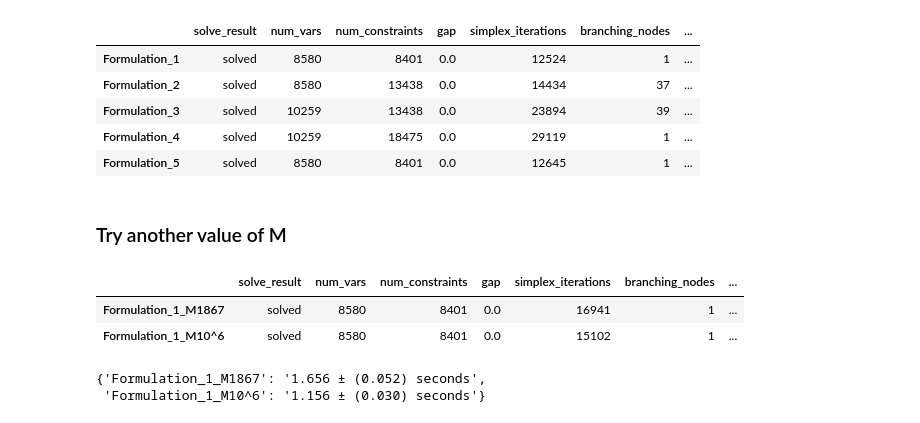
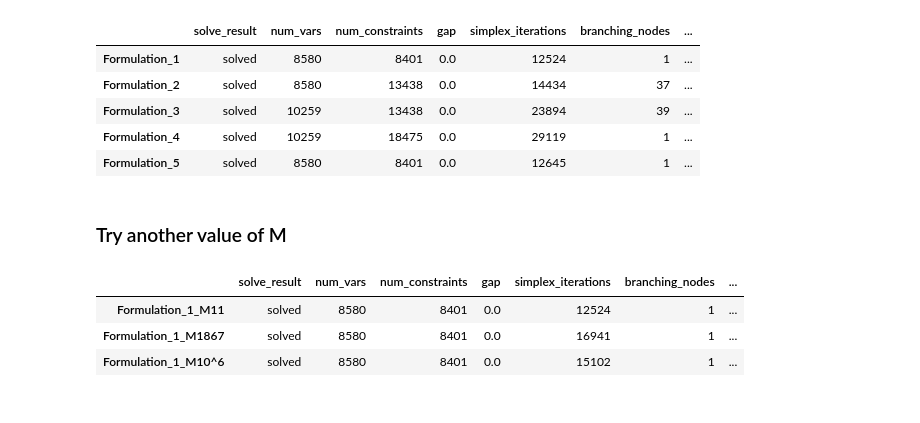
Before and after one commit to ivanlado/fut25-squad-builder, a Jupyter notebook: ejecuciones.ipynb, the cells around one changed output. Drawn from its saved outputs; the diff is of its cells as text; code cells hidden in the pictures.

```diff
--- a/ejecuciones.ipynb
+++ b/ejecuciones.ipynb
@@ -19,6 +19,13 @@ formulation_2 = "problem Formulation_2: " + general_components + ", " + "R31, R3
 formulation_3 = "problem Formulation_3: " + general_components + ", " + "natCountAll, R35, R36, R37, R38, R39, R33A, R33B, R33C, R4;"
 formulation_4 = "problem Formulation_4: " + general_components + ", " + "natCountAll, R35, R36, R37, R38, R39, R33A, R33B, R33C, R34A, R34B, R34C, R4;"
 formulation_5 = "problem Formulation_5: " + general_components + ", " + "R31, R32, R33A, R33B, R33C, R4B;"
+
+
+def get_solved_elased_time_str(results):
+    times = [r["solve_elapsed_time"] for r in results]
+    median = np.median(times)
+    std = np.std(times)
+    return f"{median:.3f} ± ({std:.3f}) seconds"
 # %%
 results = {}; squads = {}
 
@@ -74,18 +85,15 @@ results_M[formulation_name], squads_M[formulation_name]= repeat_run_experiment(N
 # %%
 new_times = {}
 for key in results_M.keys():
     new_times[key] = get_solved_elased_time_str(results_M[key])
 
 
 summary_results = pd.DataFrame([results_M[key][0] for key in results_M.keys()], index=results_M.keys()).drop("output", axis=1)
 summary_results["solve_elapsed_time"] = summary_results.index.map(new_times)
-summary_results
+display(summary_results)
+summary_results.to_latex("table_M.tex", float_format="%.3f", escape=False)
 # %% [output]
 |  | solve_result | num_vars | num_constraints | gap | simplex_iterations | branching_nodes | ... |
+| Formulation_1_M11 | solved | 8580 | 8401 | 0.0 | 12524 | 1 | ... |
 | Formulation_1_M1867 | solved | 8580 | 8401 | 0.0 | 16941 | 1 | ... |
 | Formulation_1_M10^6 | solved | 8580 | 8401 | 0.0 | 15102 | 1 | ... |
-# %%
-new_times
-# %% [output]
-{'Formulation_1_M1867': '1.656 ± (0.052) seconds',
- 'Formulation_1_M10^6': '1.156 ± (0.030) seconds'}
```
Also changed, not shown: parts of 8 cells of this notebook, 5 other files.
